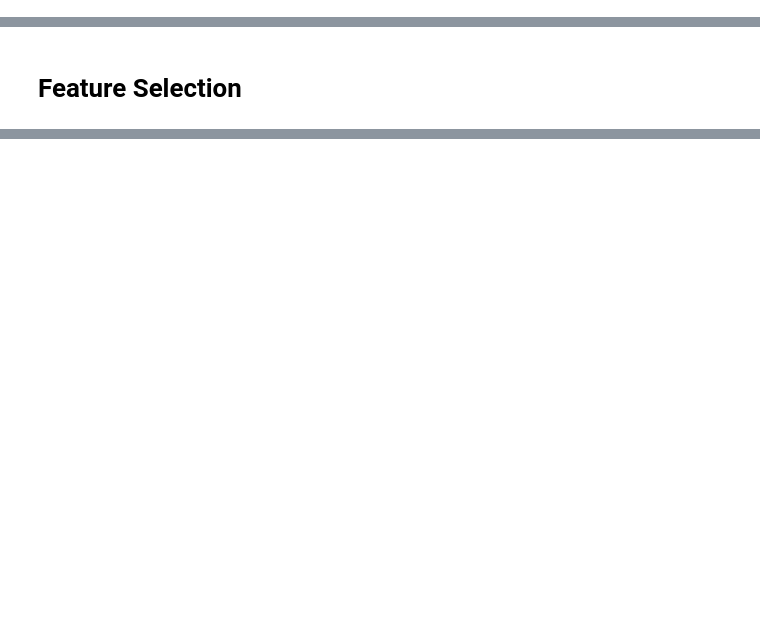
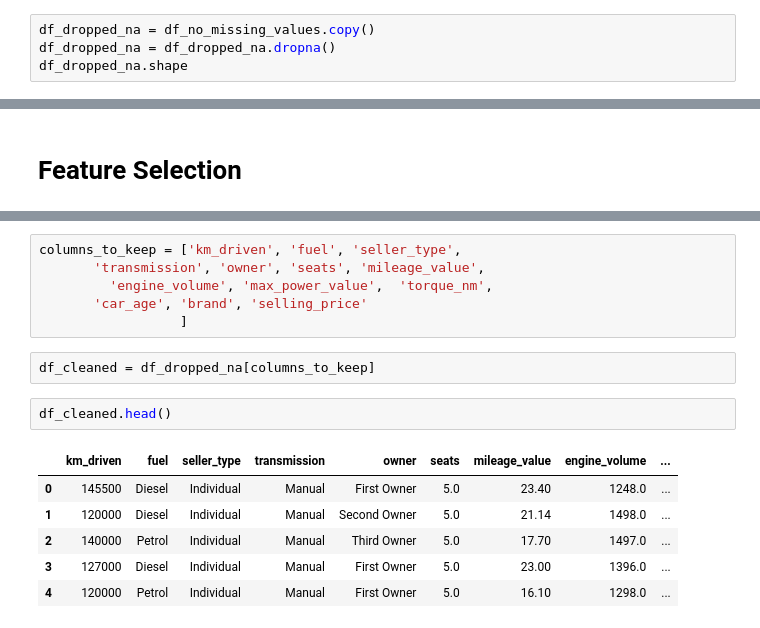
Before and after one commit to kjkyagambiddwa/OIBSIP, a Jupyter notebook: DataScience-Task3-CarPricePrediction/Car_Price_Prediction.ipynb, the cells around one changed output, grey strips where cells are left out. Drawn from its saved outputs; the diff is of its cells as text; blank space fills up the shorter version.

Commit message:
Data cleaned and features selected. Heading to EDA.

```diff
--- a/DataScience-Task3-CarPricePrediction/Car_Price_Prediction.ipynb
+++ b/DataScience-Task3-CarPricePrediction/Car_Price_Prediction.ipynb
@@ -208,0 +235,4 @@ df_no_missing_values.head()
+# %%
+df_dropped_na = df_no_missing_values.copy()
+df_dropped_na = df_dropped_na.dropna()
+df_dropped_na.shape
@@ -210,0 +264,17 @@ df_no_missing_values.head()
+# %%
+columns_to_keep = ['km_driven', 'fuel', 'seller_type',
+       'transmission', 'owner', 'seats', 'mileage_value',
+         'engine_volume', 'max_power_value',  'torque_nm',
+       'car_age', 'brand', 'selling_price'
+                  ]
+# %%
+df_cleaned = df_dropped_na[columns_to_keep]
+# %%
+df_cleaned.head()
+# %% [output]
+|  | km_driven | fuel | seller_type | transmission | owner | seats | mileage_value | engine_volume | ... |
+| 0 | 145500 | Diesel | Individual | Manual | First Owner | 5.0 | 23.40 | 1248.0 | ... |
+| 1 | 120000 | Diesel | Individual | Manual | Second Owner | 5.0 | 21.14 | 1498.0 | ... |
+| 2 | 140000 | Petrol | Individual | Manual | Third Owner | 5.0 | 17.70 | 1497.0 | ... |
+| 3 | 127000 | Diesel | Individual | Manual | First Owner | 5.0 | 23.00 | 1396.0 | ... |
+| 4 | 120000 | Petrol | Individual | Manual | First Owner | 5.0 | 16.10 | 1298.0 | ... |
```
Also changed, not shown: parts of 8 cells of this notebook.
